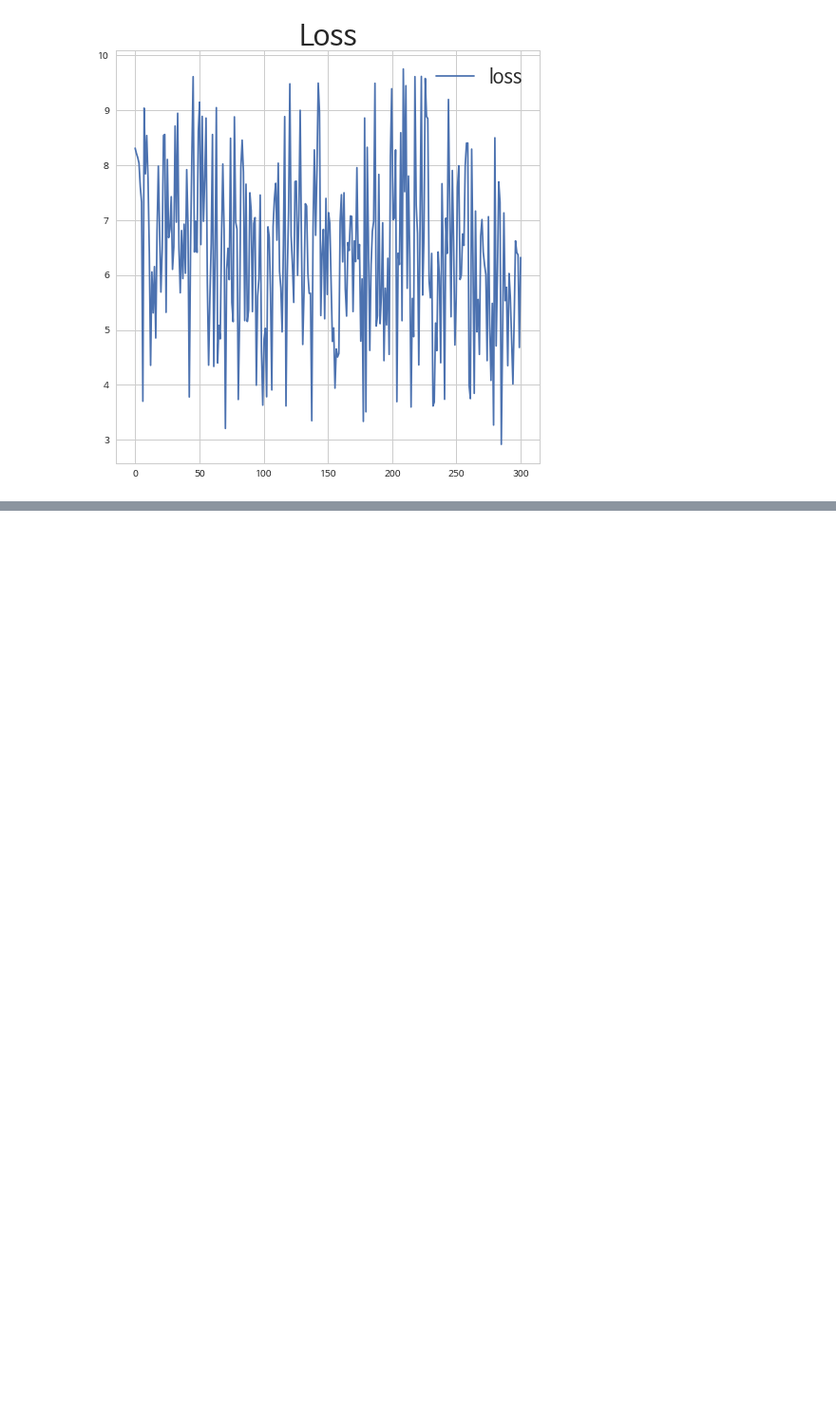
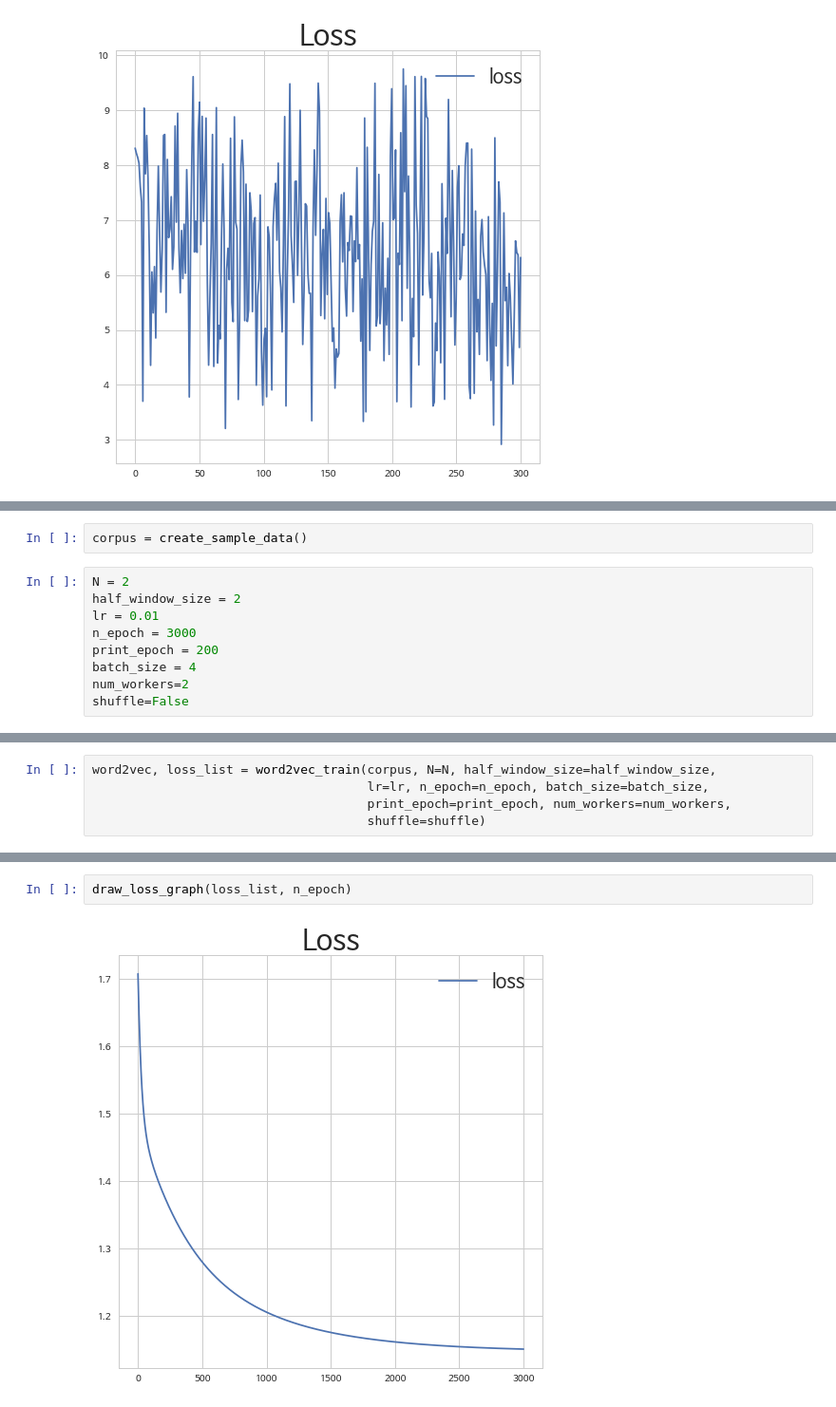
Before and after one commit to simonjisu/DeepMind_NLP, a Jupyter notebook: Lecture2/Test_Word2Vec.ipynb, the cells around one changed output, grey strips where cells are left out. Shown at 95% size. Cells and saved outputs as stored; diff of their text form; blank space fills up the shorter version.

```diff
--- a/Lecture2/Test_Word2Vec.ipynb
+++ b/Lecture2/Test_Word2Vec.ipynb
@@ -66,0 +65,11 @@ draw_loss_graph(loss_list, n_epoch)
+# %%
+corpus = create_sample_data()
+# %%
+N = 2
+half_window_size = 2
+lr = 0.01
+n_epoch = 3000
+print_epoch = 200
+batch_size = 4
+num_workers=2
+shuffle=False
@@ -66,0 +78,5 @@ draw_loss_graph(loss_list, n_epoch)
+# %%
+word2vec, loss_list = word2vec_train(corpus, N=N, half_window_size=half_window_size,
+                                     lr=lr, n_epoch=n_epoch, batch_size=batch_size,
+                                     print_epoch=print_epoch, num_workers=num_workers,
+                                     shuffle=shuffle)
@@ -66,0 +100,4 @@ draw_loss_graph(loss_list, n_epoch)
+# %%
+draw_loss_graph(loss_list, n_epoch)
+# %% [output]
+[figure, added]
```
Also changed, not shown: parts of 8 cells of this notebook, 3 other files.
